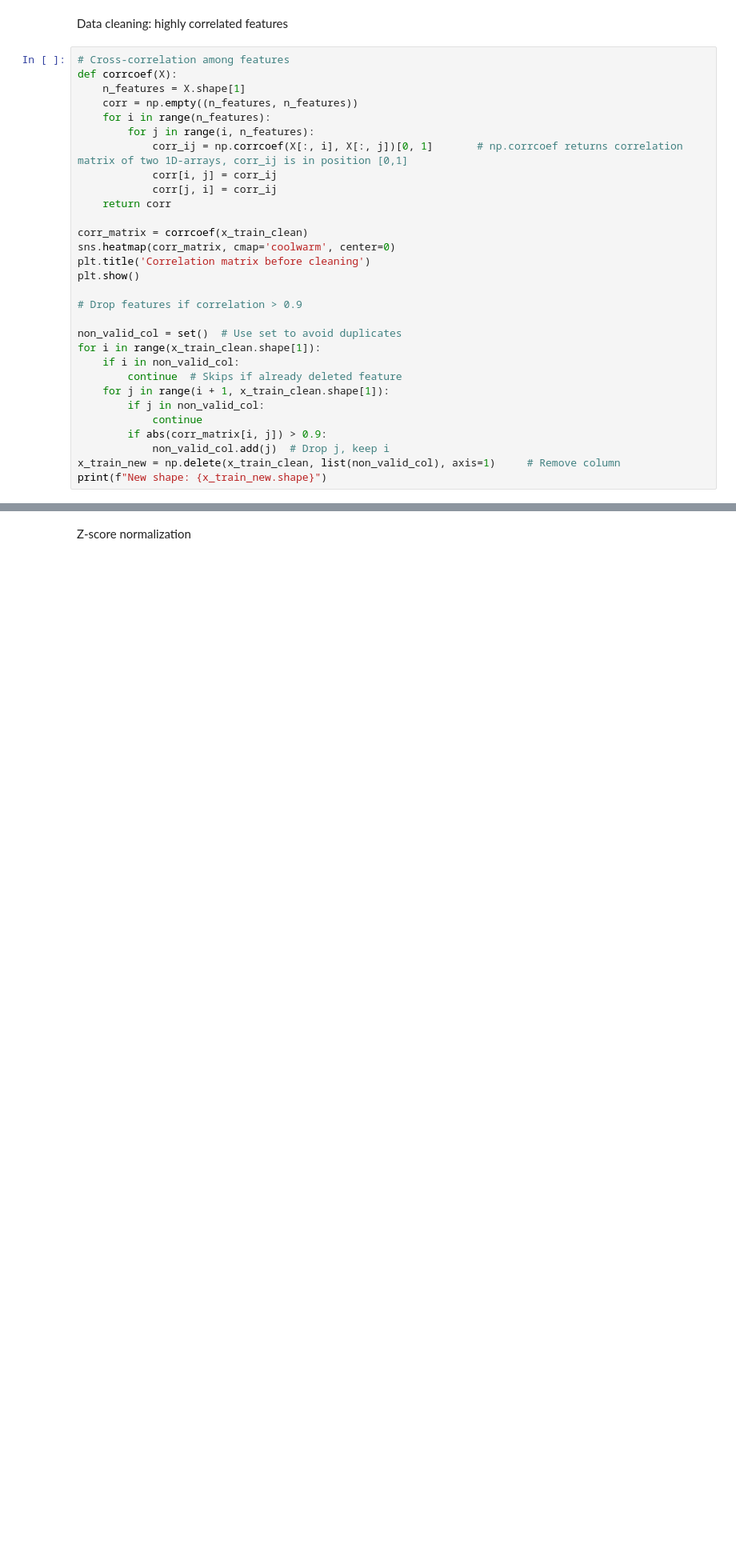
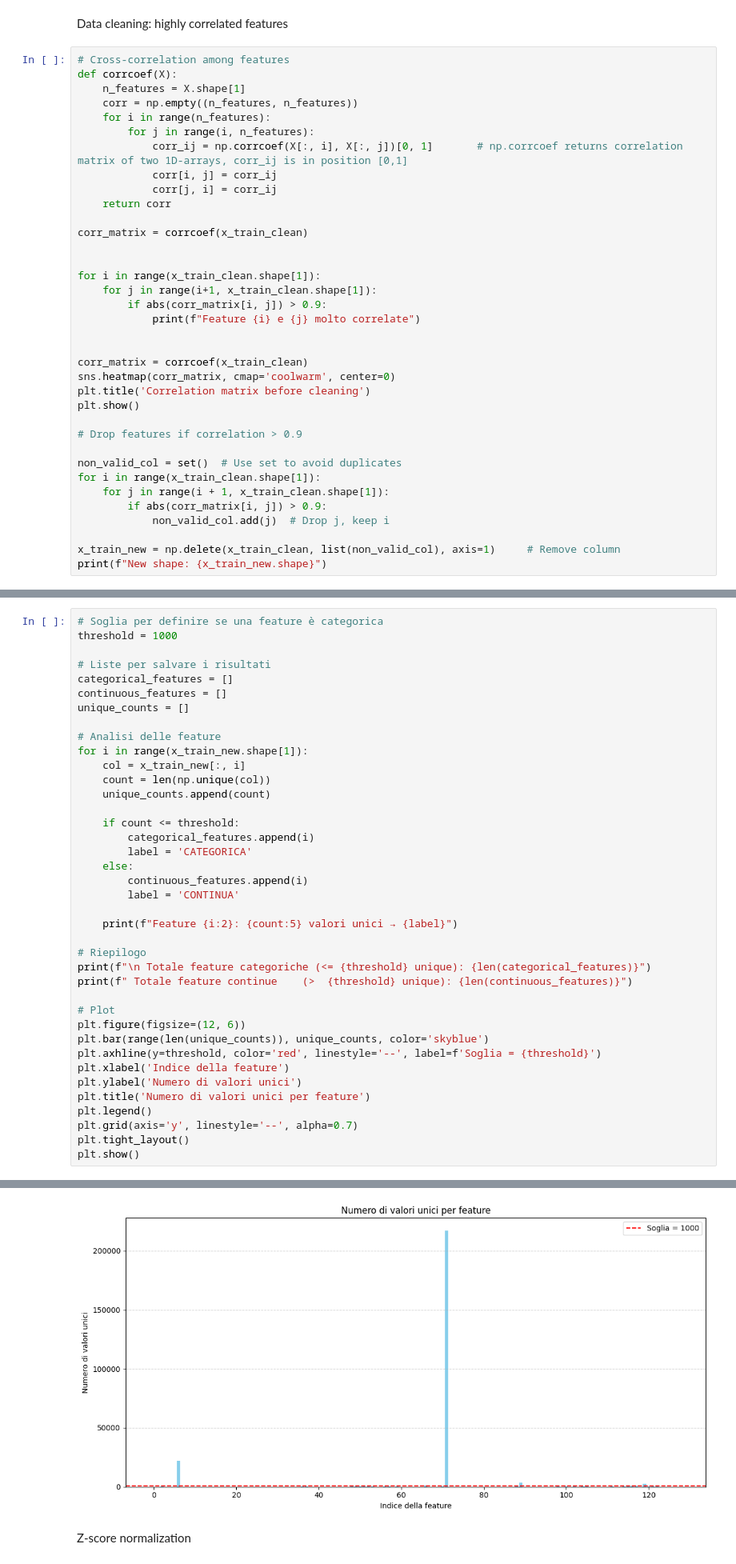
Before and after one commit to martiiiina/fantasy_group, a Jupyter notebook: eda.ipynb, the cells around one changed output, grey strips where cells are left out. Shown at 80% size. Saved outputs shown, nothing was run; the diff lists cells and outputs as text; blank space fills up the shorter version.

```diff
--- a/eda.ipynb
+++ b/eda.ipynb
@@ -65,6 +68,15 @@ def corrcoef(X):
     return corr
 
 corr_matrix = corrcoef(x_train_clean)
+
+
+for i in range(x_train_clean.shape[1]):
+    for j in range(i+1, x_train_clean.shape[1]):
+        if abs(corr_matrix[i, j]) > 0.9:
+            print(f"Feature {i} e {j} molto correlate")
+
+
+corr_matrix = corrcoef(x_train_clean)
 sns.heatmap(corr_matrix, cmap='coolwarm', center=0)
 plt.title('Correlation matrix before cleaning')
 plt.show()
@@ -73,13 +85,10 @@ plt.show()
 
 non_valid_col = set()  # Use set to avoid duplicates
 for i in range(x_train_clean.shape[1]):
-    if i in non_valid_col:
-        continue  # Skips if already deleted feature
     for j in range(i + 1, x_train_clean.shape[1]):
-        if j in non_valid_col:
-            continue
         if abs(corr_matrix[i, j]) > 0.9:
             non_valid_col.add(j)  # Drop j, keep i
+
 x_train_new = np.delete(x_train_clean, list(non_valid_col), axis=1)     # Remove column
 print(f"New shape: {x_train_new.shape}")
 # %% [output]
@@ -87,0 +114,40 @@ New shape: (328135, 132)
+# %%
+# Soglia per definire se una feature è categorica
+threshold = 1000
+
+# Liste per salvare i risultati
+categorical_features = []
+continuous_features = []
+unique_counts = []
+
+# Analisi delle feature
+for i in range(x_train_new.shape[1]):
+    col = x_train_new[:, i]
+    count = len(np.unique(col))
+    unique_counts.append(count)
+
+    if count <= threshold:
+        categorical_features.append(i)
+        label = 'CATEGORICA'
+    else:
+        continuous_features.append(i)
+        label = 'CONTINUA'
+
+    print(f"Feature {i:2}: {count:5} valori unici → {label}")
+
+# Riepilogo
+print(f"\n Totale feature categoriche (<= {threshold} unique): {len(categorical_features)}")
+print(f" Totale feature continue    (>  {threshold} unique): {len(continuous_features)}")
+
+# Plot
+plt.figure(figsize=(12, 6))
+plt.bar(range(len(unique_counts)), unique_counts, color='skyblue')
+plt.axhline(y=threshold, color='red', linestyle='--', label=f'Soglia = {threshold}')
+plt.xlabel('Indice della feature')
+plt.ylabel('Numero di valori unici')
+plt.title('Numero di valori unici per feature')
+plt.legend()
+plt.grid(axis='y', linestyle='--', alpha=0.7)
+plt.tight_layout()
+plt.show()
+# %% [output]
@@ -88,3 +171,4 @@ New shape: (328135, 132)
+[figure, added]
 # %% [markdown]
 Z-score normalization
 # %%
```
Also changed, not shown: parts of 7 cells of this notebook, 1 other file.
